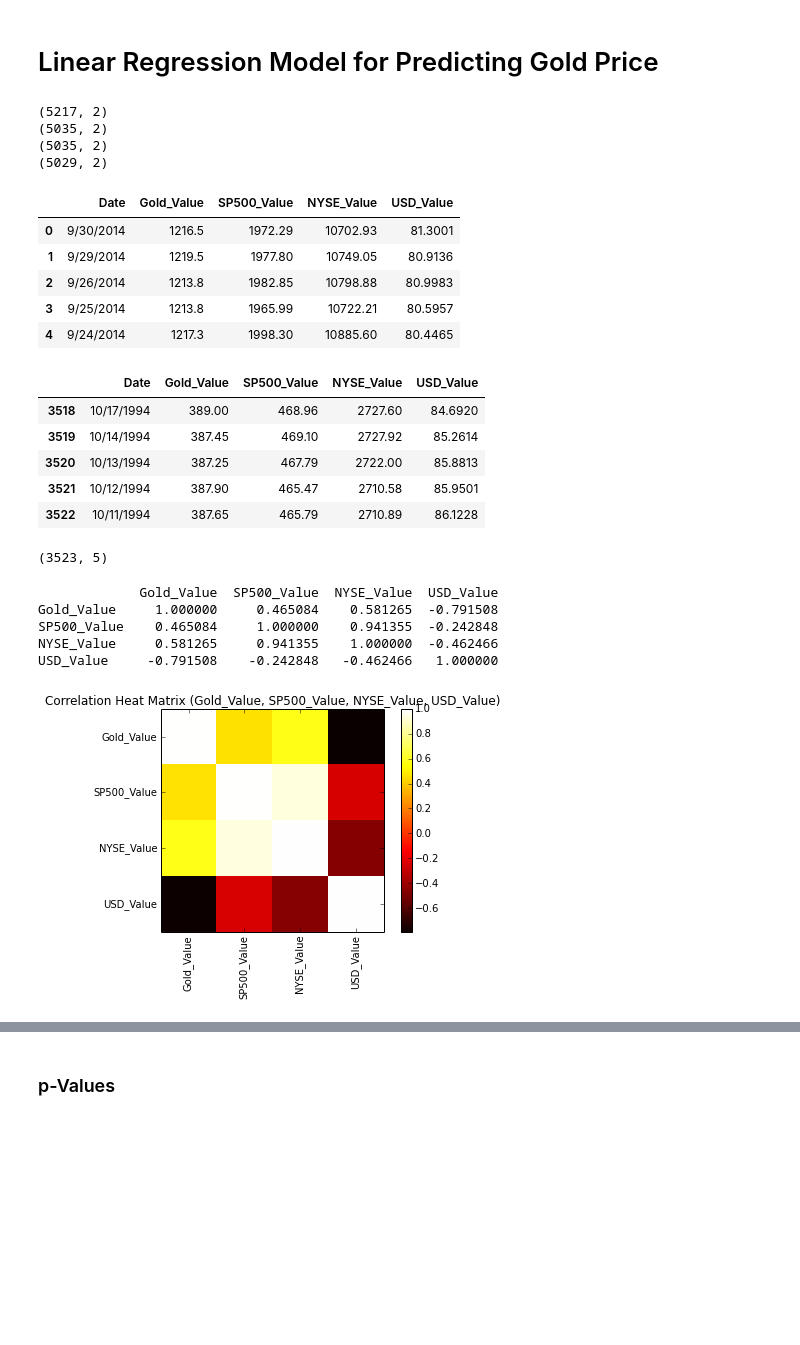
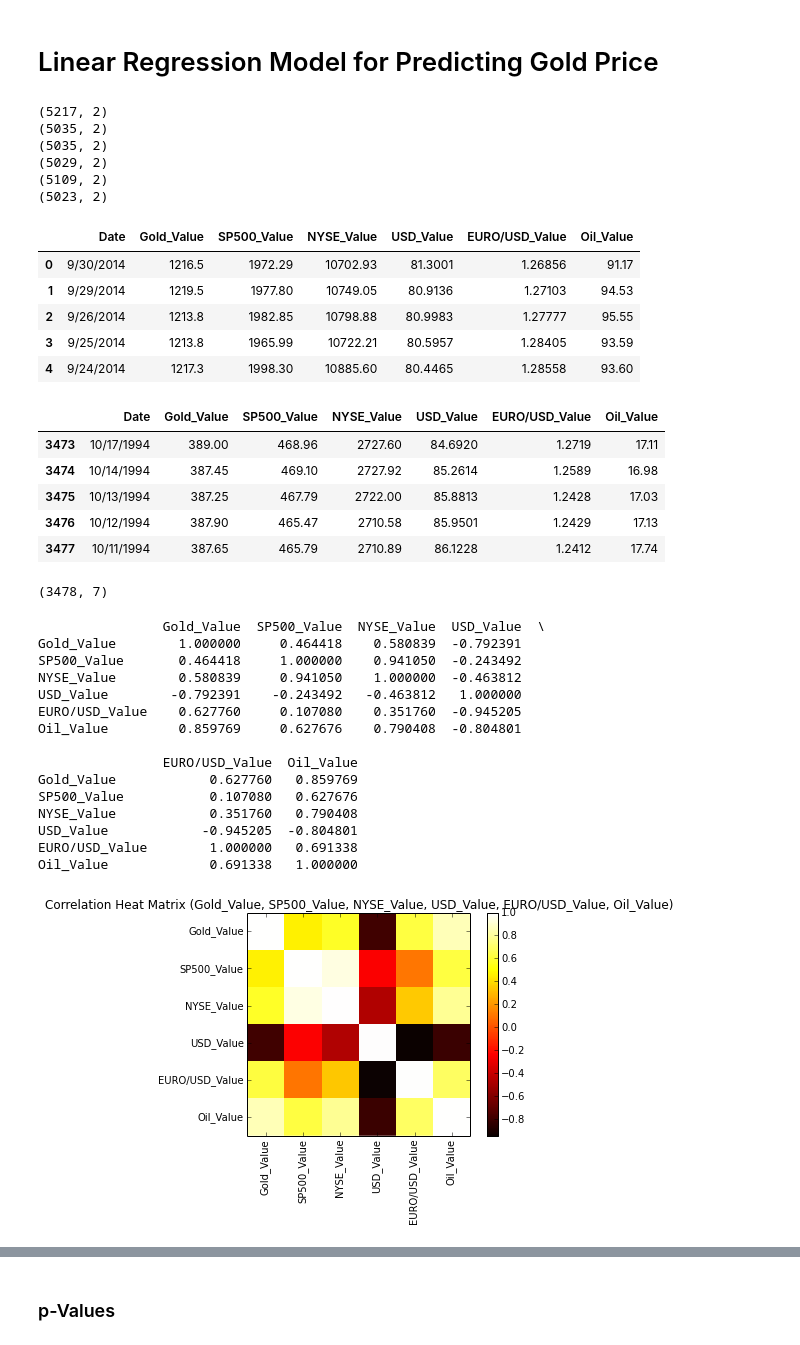
Before and after one commit to Sree-vathsan/CSE591-Data-Science-Project, a Jupyter notebook: regressionModel/Linear_Reg_Model_Gold.ipynb, the cells around one changed output, grey strips where cells are left out. Saved outputs shown, nothing was run; the diff lists cells and outputs as text; code cells hidden in the pictures; blank space fills up the shorter version.

```diff
--- a/regressionModel/Linear_Reg_Model_Gold.ipynb
+++ b/regressionModel/Linear_Reg_Model_Gold.ipynb
@@ -17,6 +17,8 @@ gold_data_path = 'https://raw.githubusercontent.com/Sree-vathsan/CSE591-Data-Sci
 sp500_data_path = 'https://raw.githubusercontent.com/Sree-vathsan/CSE591-Data-Science-Project/master/regressionModel/data/YAHOO_SP500_INDEX_DAILY_1994-10-03_2014-09-30.csv'
 nyse_data_path = 'https://raw.githubusercontent.com/Sree-vathsan/CSE591-Data-Science-Project/master/regressionModel/data/YAHOO_NYSE_INDEX_DAILY_1994-10-03_2014-09-30.csv'
 usd_index_data_path = 'https://raw.githubusercontent.com/Sree-vathsan/CSE591-Data-Science-Project/master/regressionModel/data/USD_Index_Daily_1994-10-03_2014-09-30.csv'
+eurousd_data_path = 'https://raw.githubusercontent.com/Sree-vathsan/CSE591-Data-Science-Project/master/regressionModel/data/EUROUSD_1994-10-03_2014-09-30.csv'
+oil_data_path = 'https://raw.githubusercontent.com/Sree-vathsan/CSE591-Data-Science-Project/master/regressionModel/data/CRUDE_OIL_WTI_US_ENERGY_Daily_1994-10-03_2014-09-30.csv'
 #gold_data_path = 'GOLD_DAILY_1994-10-03_2014-09-30.csv'
 
 training_ratio = 0.6
@@ -29,16 +31,22 @@ df_gold = pd.read_csv(gold_data_path)
 df_sp500 = pd.read_csv(sp500_data_path)
 df_nyse = pd.read_csv(nyse_data_path)
 df_us_ind = pd.read_csv(usd_index_data_path)
+df_eurousd = pd.read_csv(eurousd_data_path)
+df_oil = pd.read_csv(oil_data_path)
 
 print(df_gold.shape)
 print(df_sp500.shape)
 print(df_nyse.shape)
 print(df_us_ind.shape)
+print(df_eurousd.shape)
+print(df_oil.shape)
 # %% [output]
 (5217, 2)
 (5035, 2)
 (5035, 2)
 (5029, 2)
+(5109, 2)
+(5023, 2)
 # %%
 #Convert df_gold Date column to String type to make it consistent with other df's
 
@@ -56,56 +64,69 @@ print(df_us_ind.shape)
 df_master = pd.merge(df_gold, df_sp500, on='Date', how='inner')
 df_master = pd.merge(df_master, df_nyse, on='Date', how='inner')
 df_master = pd.merge(df_master, df_us_ind, on='Date', how='inner')
+df_master = pd.merge(df_master, df_eurousd, on='Date', how='inner')
+df_master = pd.merge(df_master, df_oil, on='Date', how='inner')
 df_master.head()
 #print df_master.shape
 # %% [output]
-|  | Date | Gold_Value | SP500_Value | NYSE_Value | USD_Value |
-| 0 | 9/30/2014 | 1216.5 | 1972.29 | 10702.93 | 81.3001 |
-| 1 | 9/29/2014 | 1219.5 | 1977.80 | 10749.05 | 80.9136 |
-| 2 | 9/26/2014 | 1213.8 | 1982.85 | 10798.88 | 80.9983 |
-| 3 | 9/25/2014 | 1213.8 | 1965.99 | 10722.21 | 80.5957 |
-| 4 | 9/24/2014 | 1217.3 | 1998.30 | 10885.60 | 80.4465 |
+|  | Date | Gold_Value | SP500_Value | NYSE_Value | USD_Value | EURO/USD_Value | Oil_Value |
+| 0 | 9/30/2014 | 1216.5 | 1972.29 | 10702.93 | 81.3001 | 1.26856 | 91.17 |
+| 1 | 9/29/2014 | 1219.5 | 1977.80 | 10749.05 | 80.9136 | 1.27103 | 94.53 |
+| 2 | 9/26/2014 | 1213.8 | 1982.85 | 10798.88 | 80.9983 | 1.27777 | 95.55 |
+| 3 | 9/25/2014 | 1213.8 | 1965.99 | 10722.21 | 80.5957 | 1.28405 | 93.59 |
+| 4 | 9/24/2014 | 1217.3 | 1998.30 | 10885.60 | 80.4465 | 1.28558 | 93.60 |
 # %%
 df_master.tail()
 # %% [output]
-|  | Date | Gold_Value | SP500_Value | NYSE_Value | USD_Value |
-| 3518 | 10/17/1994 | 389.00 | 468.96 | 2727.60 | 84.6920 |
-| 3519 | 10/14/1994 | 387.45 | 469.10 | 2727.92 | 85.2614 |
-| 3520 | 10/13/1994 | 387.25 | 467.79 | 2722.00 | 85.8813 |
-| 3521 | 10/12/1994 | 387.90 | 465.47 | 2710.58 | 85.9501 |
-| 3522 | 10/11/1994 | 387.65 | 465.79 | 2710.89 | 86.1228 |
+|  | Date | Gold_Value | SP500_Value | NYSE_Value | USD_Value | EURO/USD_Value | Oil_Value |
+| 3473 | 10/17/1994 | 389.00 | 468.96 | 2727.60 | 84.6920 | 1.2719 | 17.11 |
+| 3474 | 10/14/1994 | 387.45 | 469.10 | 2727.92 | 85.2614 | 1.2589 | 16.98 |
+| 3475 | 10/13/1994 | 387.25 | 467.79 | 2722.00 | 85.8813 | 1.2428 | 17.03 |
+| 3476 | 10/12/1994 | 387.90 | 465.47 | 2710.58 | 85.9501 | 1.2429 | 17.13 |
+| 3477 | 10/11/1994 | 387.65 | 465.79 | 2710.89 | 86.1228 | 1.2412 | 17.74 |
 # %%
 print df_master.shape
 # %% [output]
-(3523, 5)
+(3478, 7)
 # %%
 #Corelation Heat Matrix
 
 def compute_data_table_corr(datatable, column_names):
     corr_candidates =  datatable[candidates_list]
     return corr_candidates.corr()
 
 # Plotting correlation heat graph
 def display_corr_heat_graph(c_table, title):
     #_ = pd.scatter_matrix(corrTable, diagonal='kde', figsize=(10, 10))
     plt.imshow(c_table, cmap='hot', interpolation='none')
     plt.colorbar()
     plt.xticks(range(len(c_table)), c_table.columns, rotation=90)
     plt.yticks(range(len(c_table)), c_table.columns)
     plt.title(title)
 
-candidates_list = ['Gold_Value', 'SP500_Value', 'NYSE_Value', 'USD_Value']
+candidates_list = ['Gold_Value', 'SP500_Value', 'NYSE_Value', 'USD_Value', 'EURO/USD_Value', 'Oil_Value']
 corr_table = compute_data_table_corr(df_master,candidates_list)
 print(corr_table)
 
-display_corr_heat_graph(corr_table,'Correlation Heat Matrix (Gold_Value, SP500_Value, NYSE_Value, USD_Value)')
+display_corr_heat_graph(corr_table,
+    'Correlation Heat Matrix (Gold_Value, SP500_Value, NYSE_Value, USD_Value, EURO/USD_Value, Oil_Value)')
 # %% [output]
-             Gold_Value  SP500_Value  NYSE_Value  USD_Value
-Gold_Value     1.000000     0.465084    0.581265  -0.791508
-SP500_Value    0.465084     1.000000    0.941355  -0.242848
-NYSE_Value     0.581265     0.941355    1.000000  -0.462466
-USD_Value     -0.791508    -0.242848   -0.462466   1.000000
+                Gold_Value  SP500_Value  NYSE_Value  USD_Value  \
+Gold_Value        1.000000     0.464418    0.580839  -0.792391
+SP500_Value       0.464418     1.000000    0.941050  -0.243492
+NYSE_Value        0.580839     0.941050    1.000000  -0.463812
+USD_Value        -0.792391    -0.243492   -0.463812   1.000000
+EURO/USD_Value    0.627760     0.107080    0.351760  -0.945205
+Oil_Value         0.859769     0.627676    0.790408  -0.804801
+
+                EURO/USD_Value  Oil_Value
+Gold_Value            0.627760   0.859769
+SP500_Value           0.107080   0.627676
+NYSE_Value            0.351760   0.790408
+USD_Value            -0.945205  -0.804801
+EURO/USD_Value        1.000000   0.691338
+Oil_Value             0.691338   1.000000
-[figure, old version]
+[figure, new version]
 # %%
 df_corr_gold = corr_table[:1]
 df_corr_gold
```
Also changed, not shown: parts of 11 cells of this notebook.
